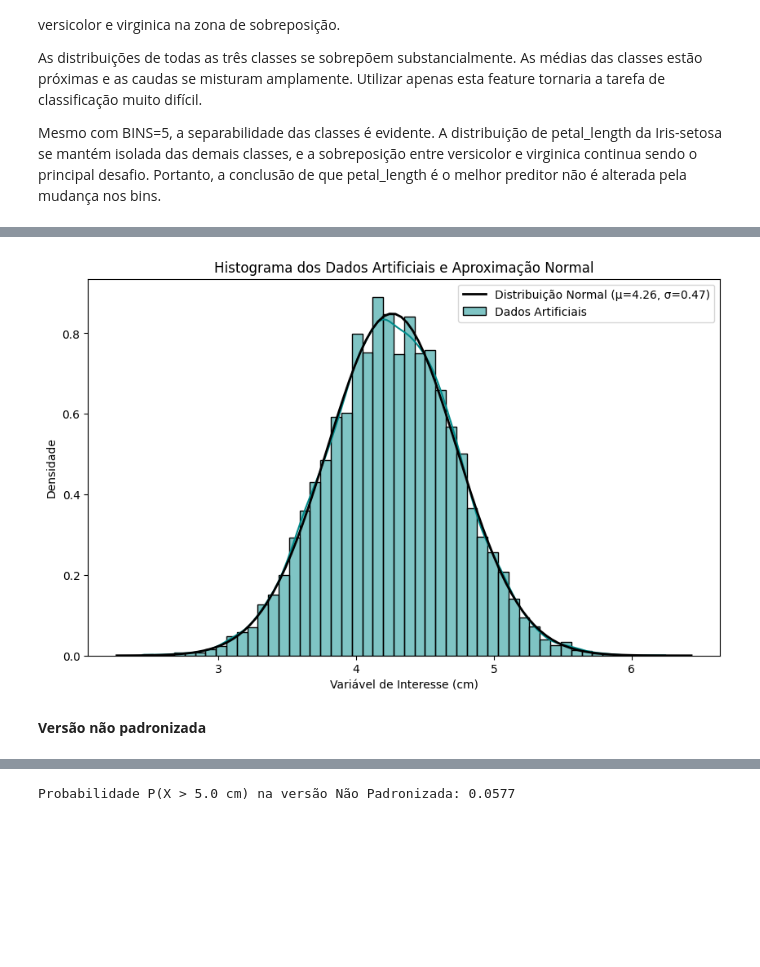
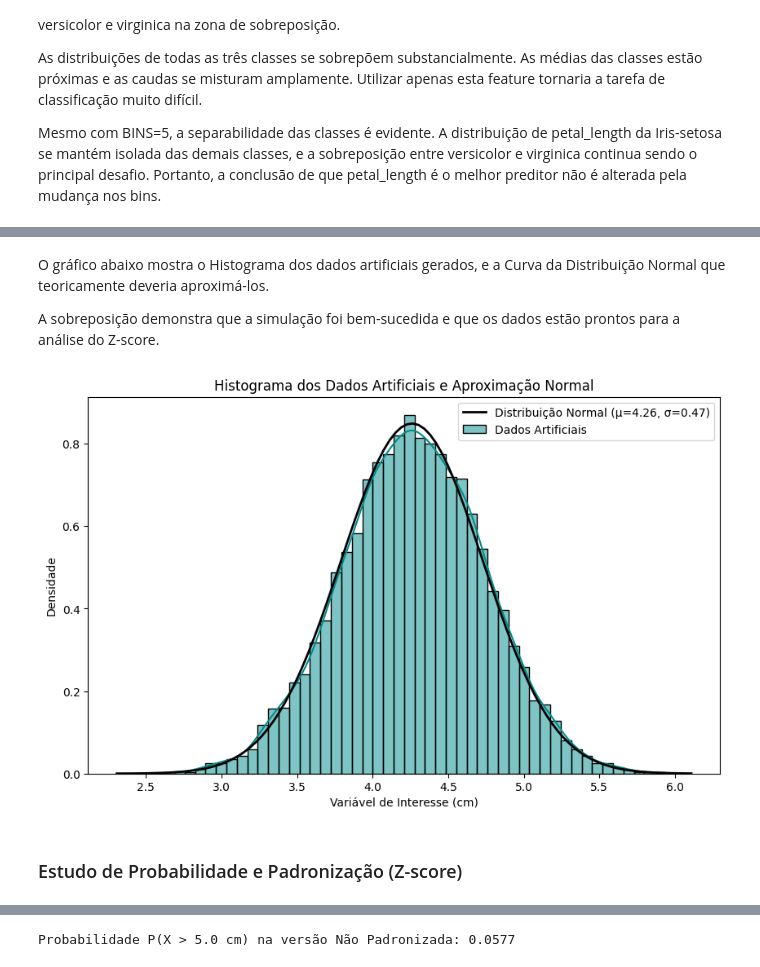
Before and after one commit to KevinWashington/SILLM_Atividade_1, a Jupyter notebook: Atividade_1_Zscore_Binomial.ipynb, the cells around one changed output, grey strips where cells are left out. Saved outputs shown, nothing was run; the diff lists cells and outputs as text; code cells hidden in the pictures; blank space fills up the shorter version.

```diff
--- a/Atividade_1_Zscore_Binomial.ipynb
+++ b/Atividade_1_Zscore_Binomial.ipynb
@@ -36,0 +22,8 @@ Name: count, dtype: int64
+# %%
+df = kagglehub.dataset_load(
+  kagglehub.KaggleDatasetAdapter.PANDAS,
+  "arshid/iris-flower-dataset",
+  'IRIS.csv',
+)
+
+df.head()
@@ -99,27 +113,32 @@ Variavel de interesse: petal_length da Iris-versicolor
+# %%
+versicolor_petal_length = df[df['species'] == 'Iris-versicolor']['petal_length']
+media_amostral = versicolor_petal_length.mean()
+desvio_amostral = versicolor_petal_length.std()
+
+MU = media_amostral
+SIGMA = desvio_amostral
+N_AMOSTRAS = 10000
+
+dados_artificiais = np.random.normal(loc=MU, scale=SIGMA, size=N_AMOSTRAS)
+# %% [markdown]
+O gráfico abaixo mostra o Histograma dos dados artificiais gerados, e a Curva da Distribuição Normal que teoricamente deveria aproximá-los.
+
+A sobreposição demonstra que a simulação foi bem-sucedida e que os dados estão prontos para a análise do Z-score.
 # %%
-versicolor_petal_length = df[df['species'] == 'Iris-versicolor']['petal_length']
-
-media_amostral = versicolor_petal_length.mean()
-desvio_amostral = versicolor_petal_length.std()
-
-N_AMOSTRAS = 10000
-
-dados_artificiais = np.random.normal(loc=media_amostral, scale=desvio_amostral, size=N_AMOSTRAS)
-
 plt.figure(figsize=(10, 6))
 sns.histplot(dados_artificiais, bins=50, kde=True, stat="density", color="darkcyan", label="Dados Artificiais")
 
 xmin, xmax = plt.xlim()
 x = np.linspace(xmin, xmax, 100)
-p = norm.pdf(x, media_amostral, desvio_amostral)
-plt.plot(x, p, 'k', linewidth=2, label=f"Distribuição Normal (μ={media_amostral:.2f}, σ={desvio_amostral:.2f})")
+p = norm.pdf(x, MU, SIGMA)
+plt.plot(x, p, 'k', linewidth=2, label=f"Distribuição Normal (μ={MU:.2f}, σ={SIGMA:.2f})")
 
 plt.title('Histograma dos Dados Artificiais e Aproximação Normal')
 plt.xlabel('Variável de Interesse (cm)')
 plt.ylabel('Densidade')
 plt.legend()
 plt.show()
 # %% [output]
-[figure, old version]
+[figure, new version]
-# %% [markdown]
-**Versão não padronizada**
+# %% [markdown]
+### Estudo de Probabilidade e Padronização (Z-score)
```
Also changed, not shown: parts of 50 cells of this notebook.
